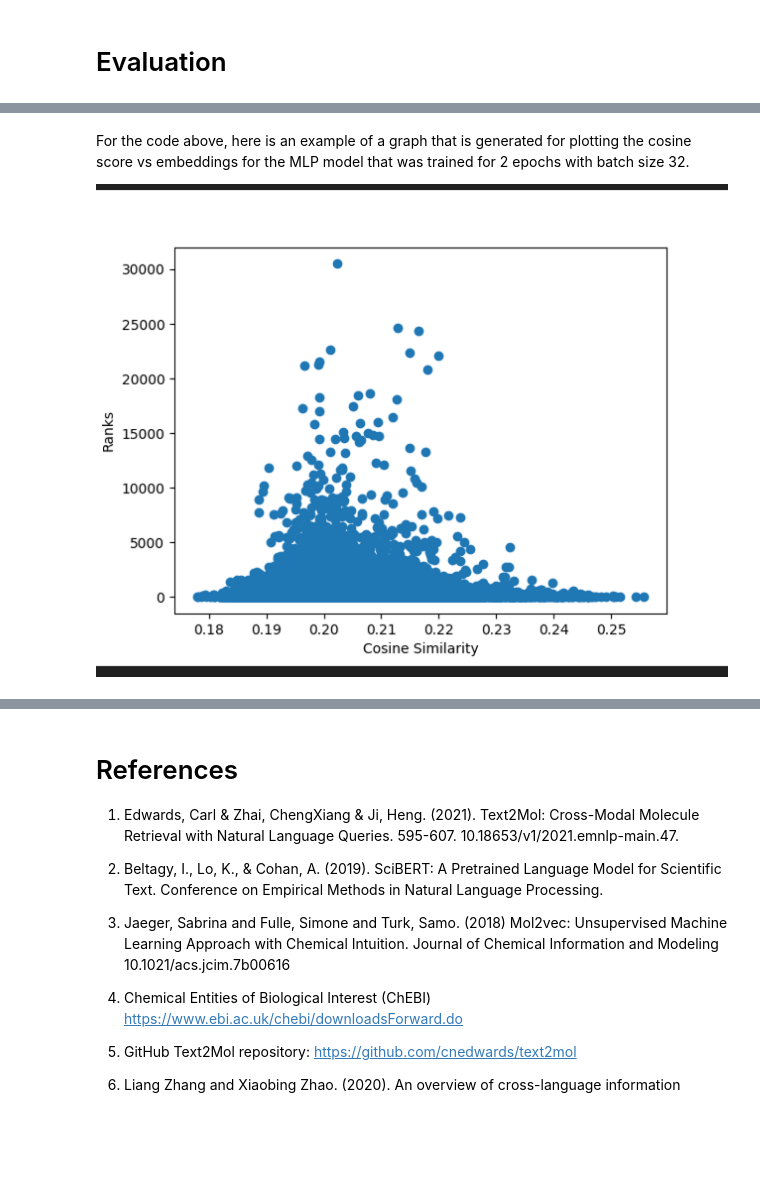
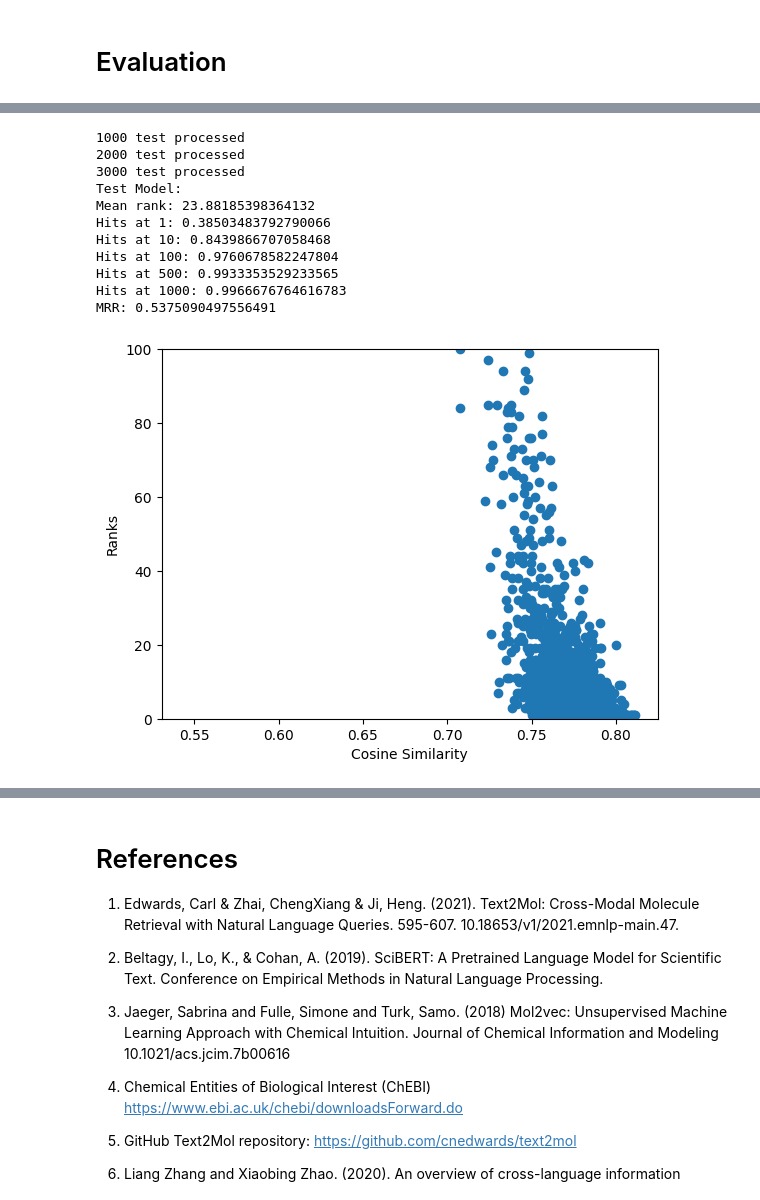
Before and after one commit to mgdixon/text2mol-team29, a Jupyter notebook: DL4H_Team_29.ipynb, the cells around one changed output, grey strips where cells are left out. Drawn from its saved outputs; the diff is of its cells as text; code cells hidden in the pictures; blank space fills up the shorter version.

```diff
--- a/DL4H_Team_29.ipynb
+++ b/DL4H_Team_29.ipynb
@@ -874,8 +1016,8 @@ class MLPModel(nn.Module):
 
         return text_x, x
 
-mlp_model = MLPModel(ntoken = data_generator.text_tokenizer.vocab_size, ninp = 768, nhid = 600,
-                 nout = 300)
+mlp_model = MLPModel(ntoken = data_generator.text_tokenizer.vocab_size, ninp = mlp_ninp, nhid = mlp_nhid,
+                 nout = mlp_nout, dropout=mlp_dropout)
 # %%
 print(DEVICE)
 
@@ -1356,20 +1589,15 @@ transformer_test_generator = DataLoader(transformer_test_set, **params)
 import torch.optim as optim
 from transformers.optimization import get_linear_schedule_with_warmup
 
-epochs = NUM_EPOCHS
-init_lr = 1e-4
-bert_lr = 3e-5
 bert_params = list(transformer_model.text_transformer_model.parameters())
 
 optimizer = optim.Adam([
                 {'params': transformer_model.other_params},
-                {'params': bert_params, 'lr': bert_lr}
-            ], lr=init_lr)
+                {'params': bert_params, 'lr': trans_bert_lr}
+            ], lr=trans_init_lr)
 
-num_warmup_steps = 1000
-num_training_steps = epochs * len(transformer_training_generator) - num_warmup_steps
-scheduler = get_linear_schedule_with_warmup(optimizer, num_warmup_steps = num_warmup_steps,
-                                            num_training_steps = num_training_steps)
+scheduler = get_linear_schedule_with_warmup(optimizer, num_warmup_steps = trans_num_warmup_steps,
+                                            num_training_steps = trans_num_training_steps)
 # %%
 mounted_path = "transformer-output/"
 if not os.path.exists(mounted_path):
@@ -1408,8 +1636,6 @@ def train_transformer_model_one_iter(epoch, model, loss_func, optimizer, schedul
         if torch.isnan(loss): zz
 
         running_loss += loss.item()
-        running_acc += np.sum((pred.squeeze().cpu().detach().numpy() > 0) ==\
-                              labels.cpu().detach().numpy()) / labels.shape[0]
 
         optimizer.zero_grad()
         loss.backward()
@@ -1423,11 +1649,9 @@ def train_transformer_model_one_iter(epoch, model, loss_func, optimizer, schedul
                 1000*(time.time()-start_time)/(i+1))
 
     train_losses.append(running_loss / (i+1))
-    train_acc.append(running_acc / (i+1))
 
     print("Epoch", epoch, "training loss:\t\t", running_loss / (i+1),
           ". Time =", (time.time()-start_time), "seconds.")
-    print("Training accuracy:", train_acc[-1])
 
     # Validation
     model.eval()
@@ -1439,26 +1663,23 @@ def train_transformer_model_one_iter(epoch, model, loss_func, optimizer, schedul
           batch, labels = d
           # Transfer to GPU
 
-          text = batch['text']['input_ids'].to(device)
-          text_mask = batch['text']['attention_mask'].bool().to(device)
+          text = batch['text']['input_ids'].to(DEVICE)
+          text_mask = batch['text']['attention_mask'].bool().to(DEVICE)
           graph_batch, molecule_mask = transformer_graph_batcher_val(d[0]['molecule']['cid'])
-          graph_batch = graph_batch.to(device)
-          molecule_mask = molecule_mask.to(device)
+          graph_batch = graph_batch.to(DEVICE)
+          molecule_mask = molecule_mask.to(DEVICE)
 
-          labels = labels.float().to(device)
+          labels = labels.float().to(DEVICE)
 
           text_out, chem_out = model(text, graph_batch, text_mask, molecule_mask)
           loss, pred = loss_func(text_out, chem_out, labels)
 
           running_loss += loss.item()
-          running_acc += np.sum((pred.squeeze().cpu().detach().numpy() > 0) ==\
-                                labels.cpu().detach().numpy()) / labels.shape[0]
 
           if (i+1) % 100 == 0:
             print(i+1, "batches eval. Avg loss:\t", running_loss / (i+1),
                   ". Avg ms/step =", 1000*(time.time()-start_time)/(i+1))
       val_losses.append(running_loss / (i+1))
-      val_acc.append(running_acc / (i+1))
 
 
       min_loss = np.min(val_losses)
@@ -1468,12 +1689,11 @@ def train_transformer_model_one_iter(epoch, model, loss_func, optimizer, schedul
 
     print("Epoch", epoch, "validation loss:\t", running_loss / (i+1),
           ". Time =", (time.time()-start_time), "seconds.")
-    print("Validation accuracy:", val_acc[-1])
 
 # Boolean flag above to decide whether to run training
 if TRAIN_TRANSFORMER:
-  for i in range(epochs):
+  for i in range(trans_epochs):
     train_transformer_model_one_iter(i, transformer_model, loss_func_transformer,
                                      optimizer, scheduler)
 
-  torch.save(model.state_dict(), mounted_path + "final_weights."+str(epochs)+".pt")
+  torch.save(transformer_model.state_dict(), mounted_path + "trans_demo_final_weights."+str(trans_epochs)+".pt")
@@ -1751,4 +1930,18 @@ MRR: 0.5087261912622856
-# %% [markdown]
-For the code above, here is an example of a graph that is generated for plotting the cosine score vs embeddings for the MLP model that was trained for 2 epochs with batch size 32.
-
-![image.png](embedded-picture-1)
+# %%
+dir = "MLP_embeddings/embeddings/"
+output_file = "output_file_mlp.png"
+
+calculate_ranks_for_model(dir, output_file)
+# %% [output]
+1000 test processed
+2000 test processed
+3000 test processed
+Test Model:
+Mean rank: 23.88185398364132
+Hits at 1: 0.38503483792790066
+Hits at 10: 0.8439866707058468
+Hits at 100: 0.9760678582247804
+Hits at 500: 0.9933353529233565
+Hits at 1000: 0.9966676764616783
+MRR: 0.5375090497556491
+[figure, added]
```
Also changed, not shown: parts of 63 cells of this notebook.
